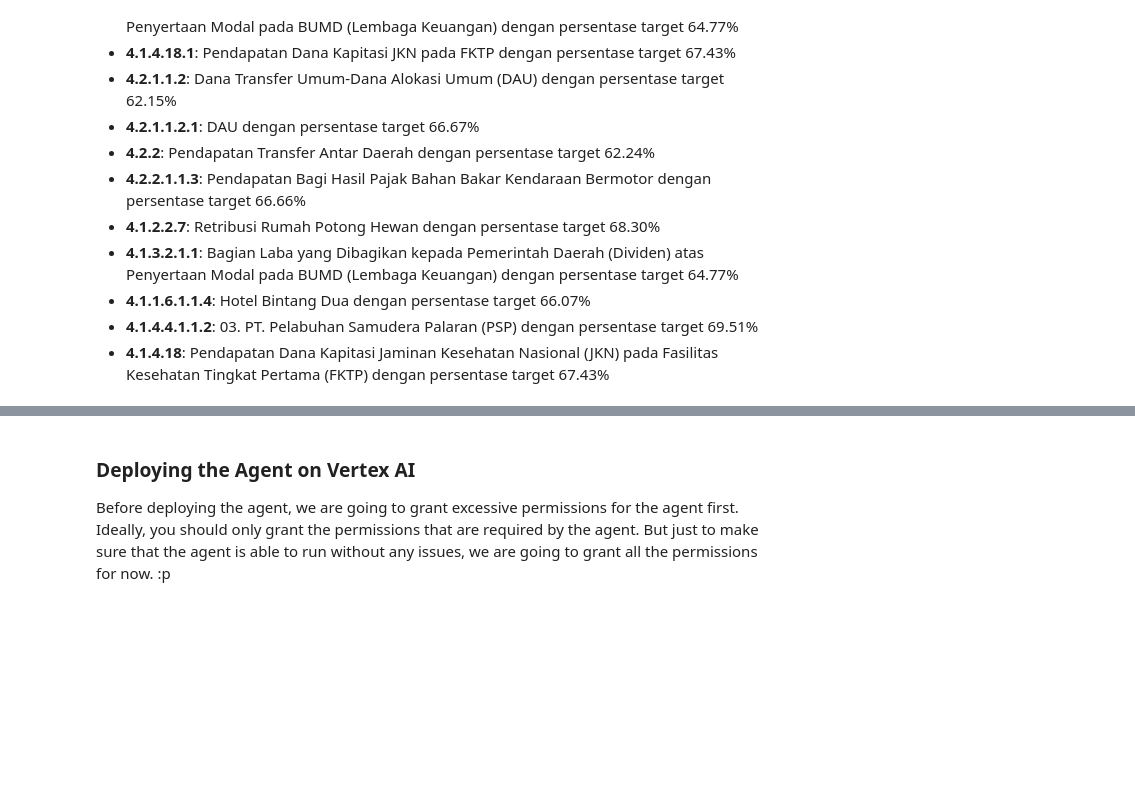
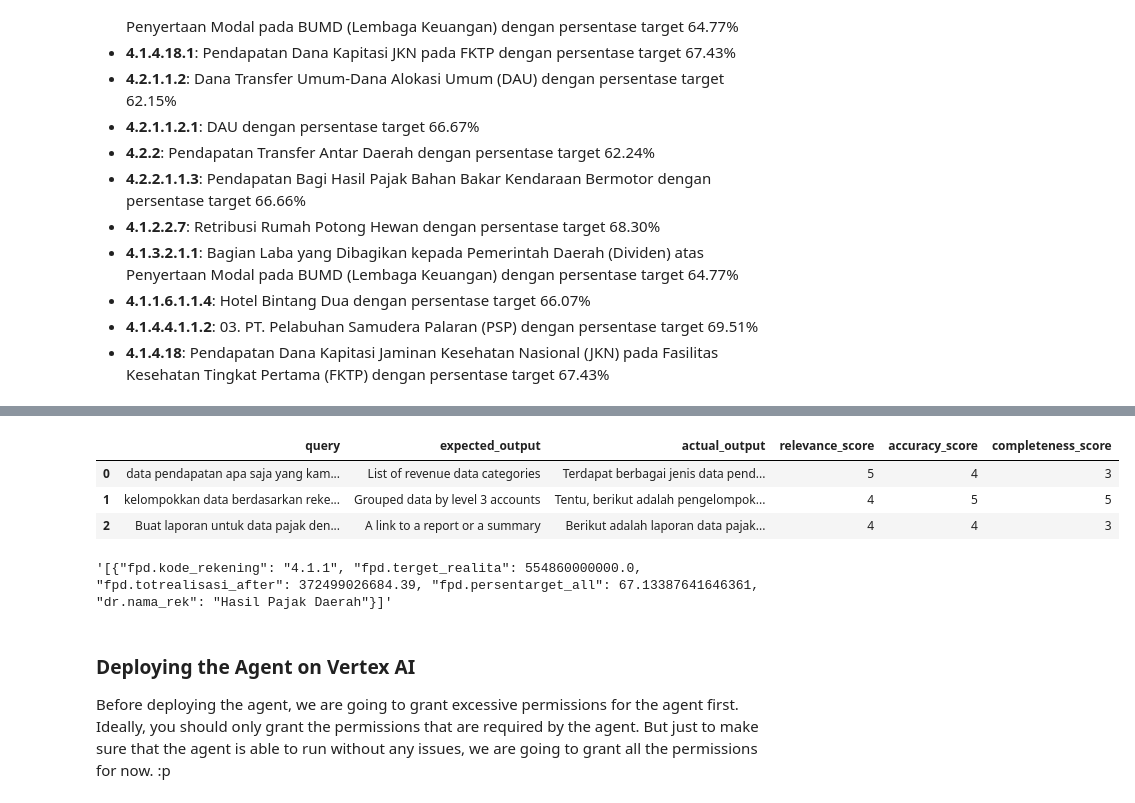
Before and after one commit to sugengdcahyo/agent-rag, a Jupyter notebook: 02-reasoning-engine.ipynb, the cells around one changed output, grey strips where cells are left out. Saved outputs shown, nothing was run; the diff lists cells and outputs as text; code cells hidden in the pictures; blank space fills up the shorter version.

```diff
--- a/02-reasoning-engine.ipynb
+++ b/02-reasoning-engine.ipynb
@@ -899,0 +825,7 @@ FAILED (failures=2)
+# %%
+# prompt: setelah memiliki agent RAG di atas, selanjutnya melakukan apa?
+
+response = agent.query(
+    input="Buat laporan untuk data pajak dengan target realisasi di atas 80%?",
+    session_id=session_id)
+display(Markdown(response["output"]))
@@ -900,3 +1099,15 @@ FAILED (failures=2)
+# %%
+evaluation_df
+# %% [output]
+|  | query | expected_output | actual_output | relevance_score | accuracy_score | completeness_score |
+| 0 | data pendapatan apa saja yang kam... | List of revenue data categories | Terdapat berbagai jenis data pend... | 5 | 4 | 3 |
+| 1 | kelompokkan data berdasarkan reke... | Grouped data by level 3 accounts | Tentu, berikut adalah pengelompok... | 4 | 5 | 5 |
+| 2 | Buat laporan untuk data pajak den... | A link to a report or a summary | Berikut adalah laporan data pajak... | 4 | 4 | 3 |
+# %%
+api = CourseAPIClient()
+api.get_tax("4.1.1")
+# %% [output]
+'[{"fpd.kode_rekening": "4.1.1", "fpd.terget_realita": 554860000000.0, "fpd.totrealisasi_after": 372499026684.39, "fpd.persentarget_all": 67.13387641646361, "dr.nama_rek": "Hasil Pajak Daerah"}]'
 # %% [markdown]
 ### Deploying the Agent on Vertex AI
 
```
Also changed, not shown: parts of 3 cells of this notebook.
